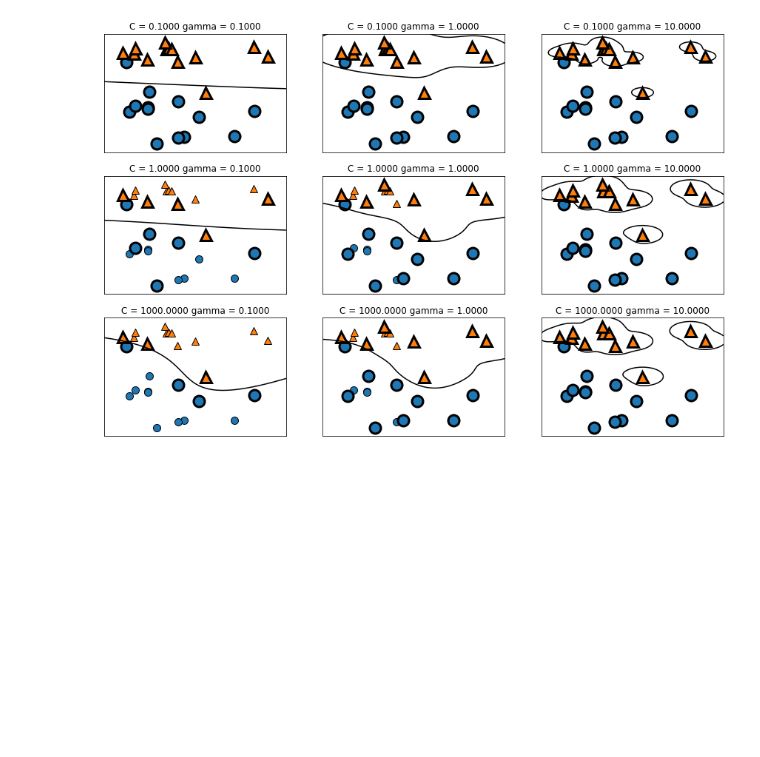
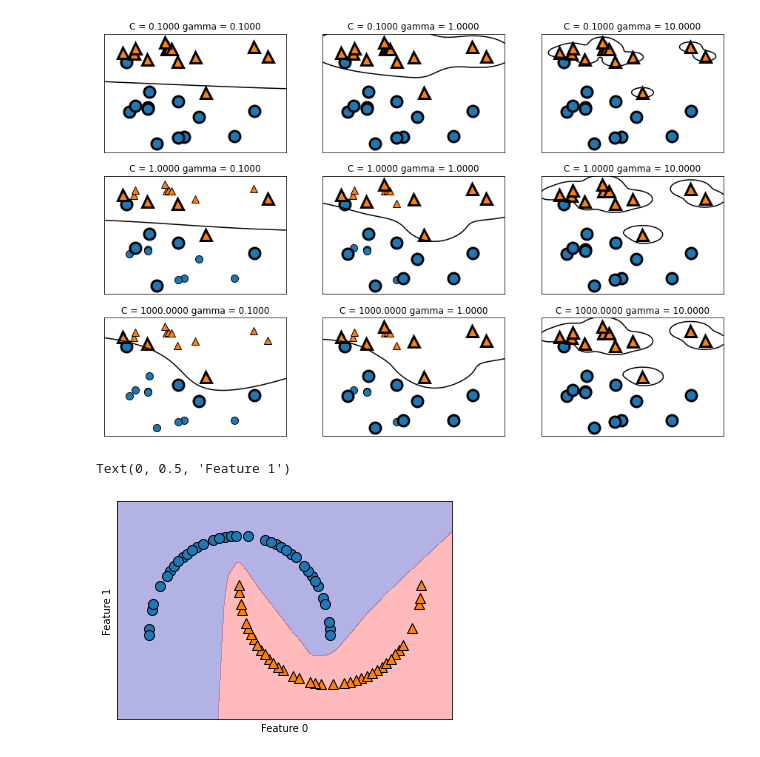
Before and after one commit to shashwatsaket46/PythonProjects, a Jupyter notebook: MachineLearningP.ipynb, the cells around one changed output. Saved outputs shown, nothing was run; the diff lists cells and outputs as text; code cells hidden in the pictures; blank space fills up the shorter version.

```diff
--- a/MachineLearningP.ipynb
+++ b/MachineLearningP.ipynb
@@ -546,3 +546,16 @@ for ax, C in zip(axes,[-1,0,3]):
         mg.plots.plot_svm(log_C=C, log_gamma=gamma,ax=a)
 # %% [output]
 [figure]
+# %%
+from sklearn.neural_network import MLPClassifier
+from sklearn.datasets import make_moons
+X,y=make_moons(n_samples=100,random_state=5)
+X_train,X_test,y_train,y_test=train_test_split(X,y,stratify=y,random_state=6)
+mlp=MLPClassifier(solver='lbfgs').fit(X_train,y_train)
+mg.plots.plot_2d_separator(mlp,X_train,fill=True,alpha=0.3)
+mg.discrete_scatter(X_train[:,0],X_train[:,1],y_train)
+plt.xlabel('Feature 0')
+plt.ylabel('Feature 1')
+# %% [output]
+Text(0, 0.5, 'Feature 1')
+[figure, added]
```
Also changed, not shown: parts of 2 cells of this notebook.
